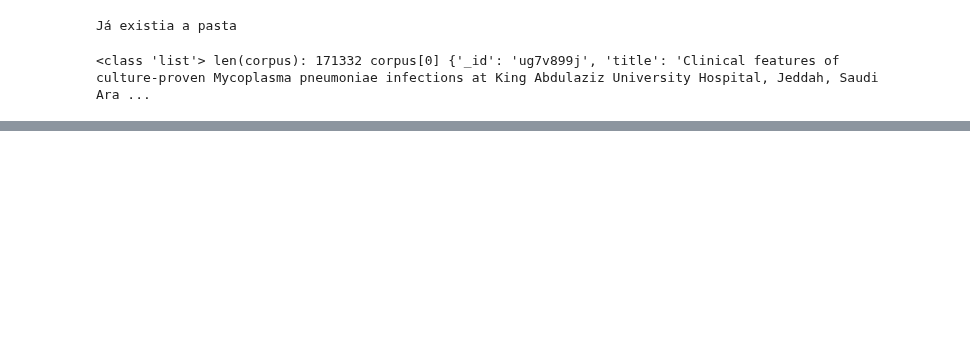
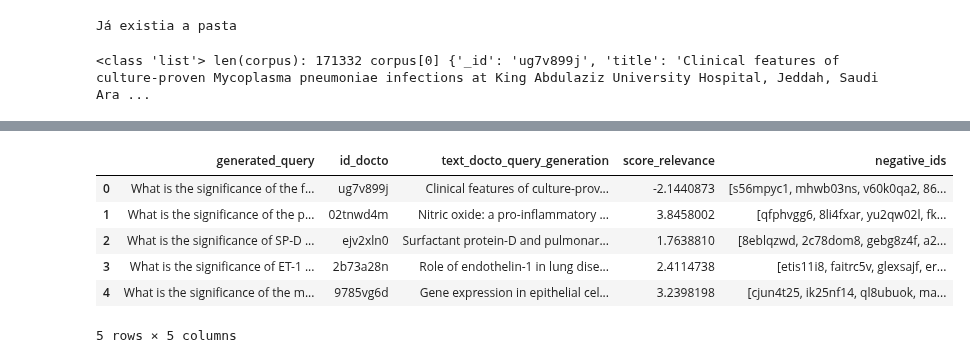
Before and after one commit to marcusborela/deep_learning_em_buscas_unicamp, a Jupyter notebook: code/aula9_inpars/filtra_perguntas_por_relevancia_e_agrega_exemplo_negativo.ipynb, the cells around one changed output, grey strips where cells are left out. Drawn from its saved outputs; the diff is of its cells as text; code cells hidden in the pictures; blank space fills up the shorter version.

```diff
--- a/code/aula9_inpars/filtra_perguntas_por_relevancia_e_agrega_exemplo_negativo.ipynb
+++ b/code/aula9_inpars/filtra_perguntas_por_relevancia_e_agrega_exemplo_negativo.ipynb
@@ -436,0 +855,10 @@ print(f"{type(corpus)} len(corpus): {len(corpus)} corpus[0] {corpus[0]}" )
+# %%
+df.head()
+# %% [output]
+|  | generated_query | id_docto | text_docto_query_generation | score_relevance | negative_ids |
+| 0 | What is the significance of the f... | ug7v899j | Clinical features of culture-prov... | -2.1440873 | [s56mpyc1, mhwb03ns, v60k0qa2, 86... |
+| 1 | What is the significance of the p... | 02tnwd4m | Nitric oxide: a pro-inflammatory ... | 3.8458002 | [qfphvgg6, 8li4fxar, yu2qw02l, fk... |
+| 2 | What is the significance of SP-D ... | ejv2xln0 | Surfactant protein-D and pulmonar... | 1.7638810 | [8eblqzwd, 2c78dom8, gebg8z4f, a2... |
+| 3 | What is the significance of ET-1 ... | 2b73a28n | Role of endothelin-1 in lung dise... | 2.4114738 | [etis11i8, faitrc5v, glexsajf, er... |
+| 4 | What is the significance of the m... | 9785vg6d | Gene expression in epithelial cel... | 3.2398198 | [cjun4t25, ik25nf14, ql8ubuok, ma... |
+5 rows × 5 columns
```
Also changed, not shown: parts of 132 cells of this notebook, 1 other file.
